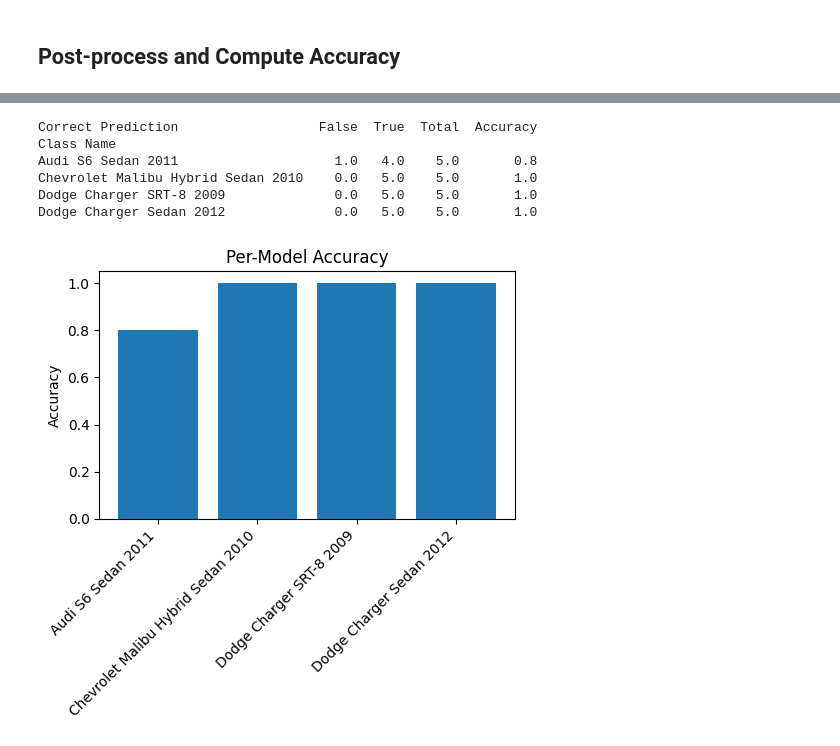
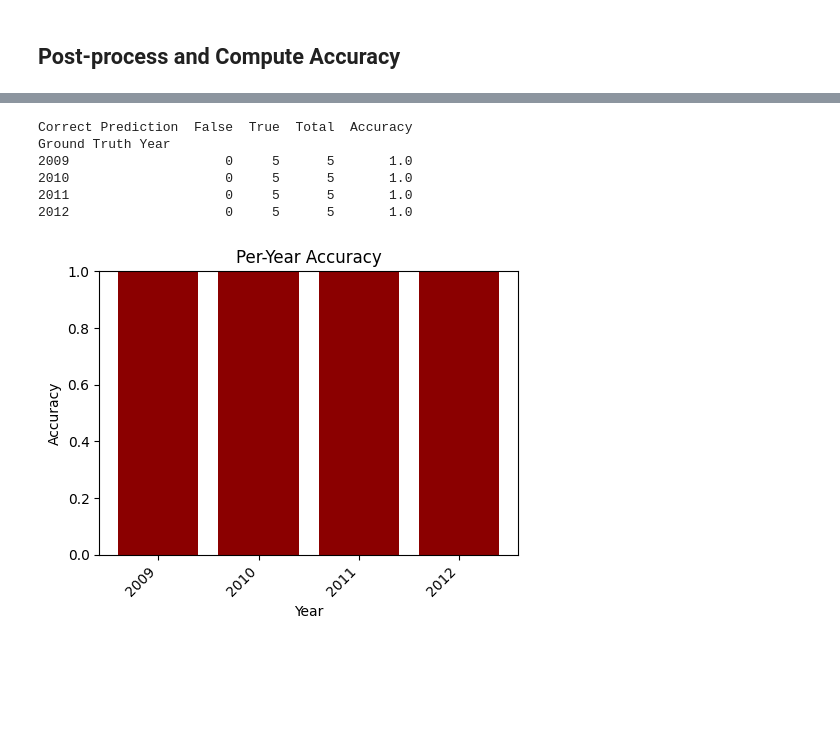
Before and after one commit to gsbdarc/image_ai_HHT, a Jupyter notebook: gpt/gpt-few-shot.ipynb, the cells around one changed output, grey strips where cells are left out. Cells and saved outputs as stored; diff of their text form; code cells hidden in the pictures; blank space fills up the shorter version.

Commit message:
redo plots slightly

```diff
--- a/gpt/gpt-few-shot.ipynb
+++ b/gpt/gpt-few-shot.ipynb
@@ -225,10 +223,11 @@ Accuracy: 95.00%
 # %%
-gpt_utils.plot_per_model_accuracy(df_test)
+# Plot per year accuracy
+gpt_utils.plot_per_year_accuracy(df_test)
 # %% [output]
-Correct Prediction                  False  True  Total  Accuracy
-Class Name
-Audi S6 Sedan 2011                    1.0   4.0    5.0       0.8
-Chevrolet Malibu Hybrid Sedan 2010    0.0   5.0    5.0       1.0
-Dodge Charger SRT-8 2009              0.0   5.0    5.0       1.0
-Dodge Charger Sedan 2012              0.0   5.0    5.0       1.0
+Correct Prediction  False  True  Total  Accuracy
+Ground Truth Year
+2009                    0     5      5       1.0
+2010                    0     5      5       1.0
+2011                    0     5      5       1.0
+2012                    0     5      5       1.0
-[figure, old version]
+[figure, new version]
```
Also changed, not shown: parts of 6 cells of this notebook, 3 other files.
